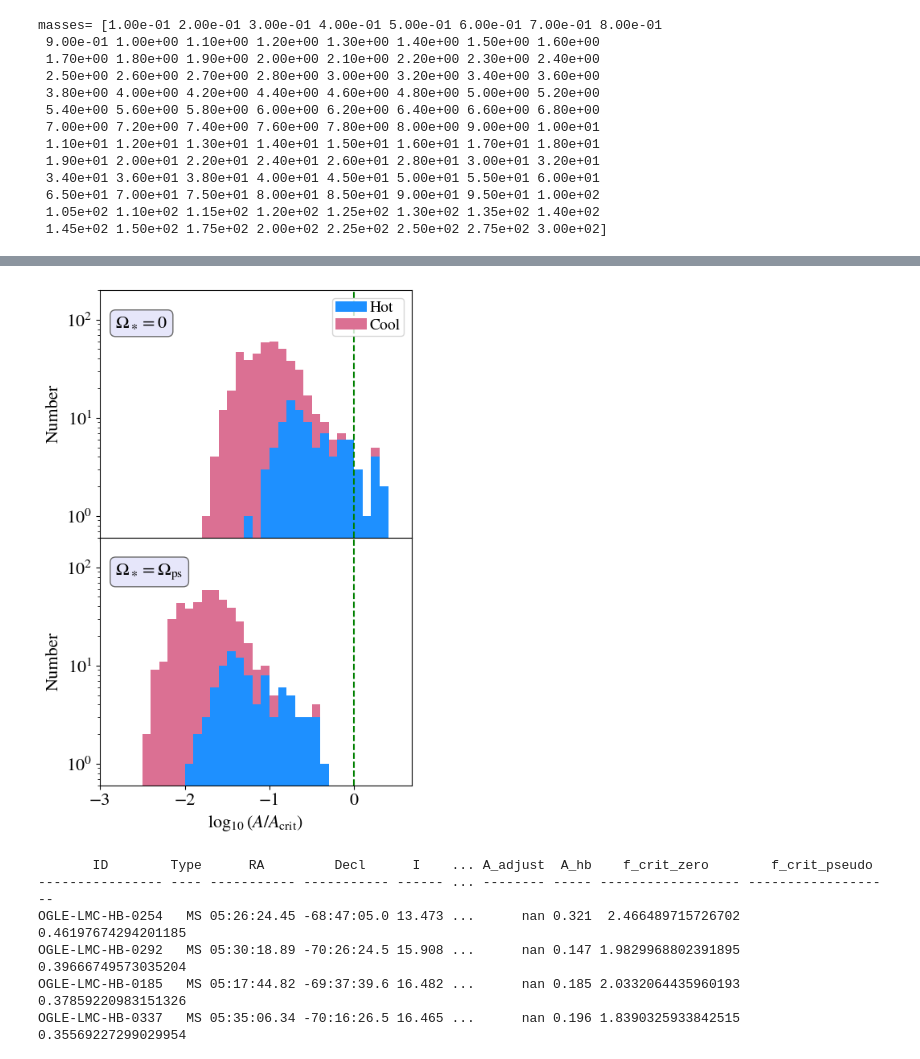
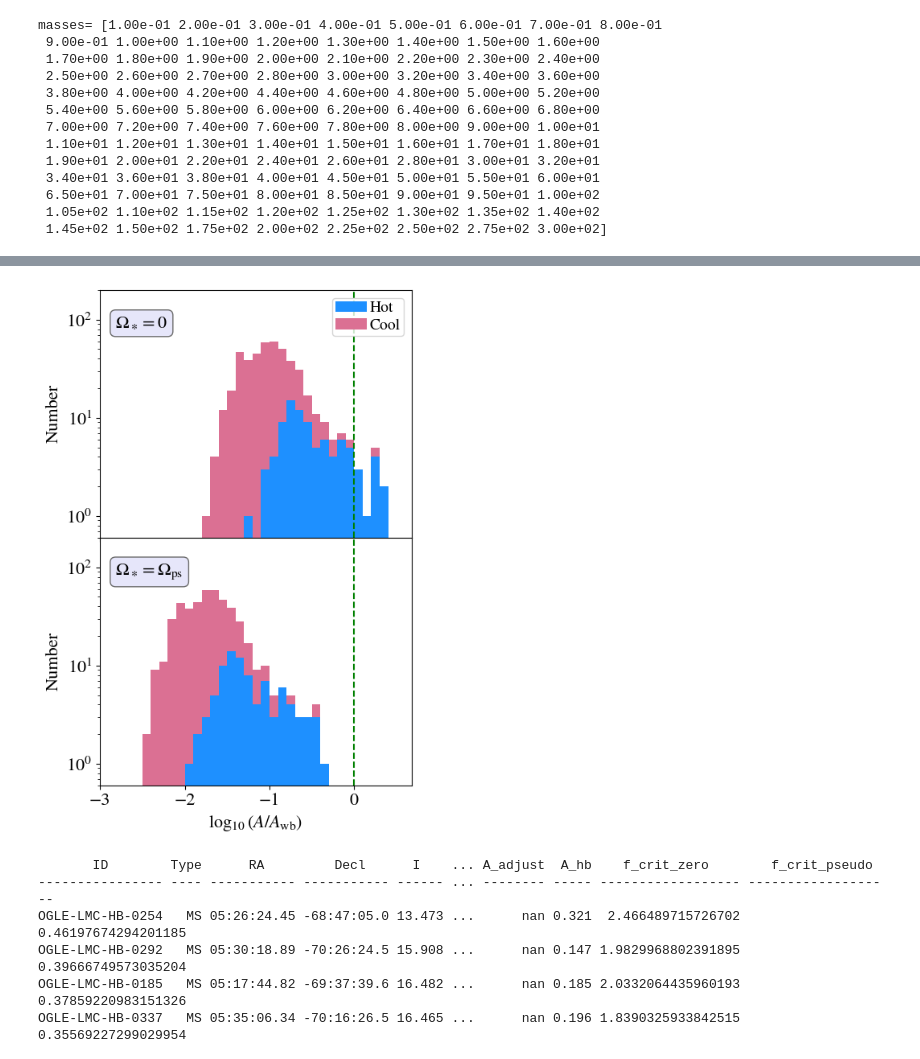
Before and after one commit to morganemacleod/OGLE_HBs, a Jupyter notebook: OGLE-paperfigs.ipynb, the cells around one changed output, grey strips where cells are left out. Saved outputs shown, nothing was run; the diff lists cells and outputs as text; code cells hidden in the pictures.

```diff
--- a/OGLE-paperfigs.ipynb
+++ b/OGLE-paperfigs.ipynb
@@ -619,34 +622,34 @@ plt.savefig("figs/AcritHRD.pdf",bbox_inches='tight',dpi=300)
 # %%
 fig,axs = plt.subplots(2,1,figsize=(5,8),sharex=True)
 
 axs[0].hist( [np.log10(hb[selh]['f_crit_zero']),
               np.log10(hb[selc]['f_crit_zero'])],
          histtype='barstacked',label=['Hot','Cool'],bins=np.linspace(-3,0.5,36) ,color=[HotC,CoolC],rasterized=True)
 axs[0].legend(loc='upper right')
 axs[0].semilogy()
 axs[0].axvline(0,ls='--',color='green')
 axs[0].set_ylim(0.6,2e2)
 axs[0].set_xlim(-3,)
 axs[0].set_ylabel("Number")
 axs[0].annotate(r'$\Omega_\ast =0$',(0.05,0.85),xycoords='axes fraction',
                 bbox=dict(boxstyle="round,pad=0.3", fc="lavender", ec="dimgrey"))
 
 axs[1].hist( [np.log10(hb[selh]['f_crit_pseudo']),
               np.log10(hb[selc]['f_crit_pseudo'])],
          histtype='barstacked',label=['Hot','Cool'],bins=np.linspace(-3,0.5,36) ,color=[HotC,CoolC],rasterized=True)
 axs[1].semilogy()
 axs[1].axvline(0,ls='--',color='green')
 axs[1].set_ylim(0.6,2e2)
 axs[1].set_ylabel("Number")
 axs[1].annotate(r'$\Omega_\ast =\Omega_{\rm ps}$',(0.05,0.85),xycoords='axes fraction',
                 bbox=dict(boxstyle="round,pad=0.3", fc="lavender", ec="dimgrey"))
 
 
-axs[1].set_xlabel(r"$\log_{10}( A / A_{\rm crit} )$")
+axs[1].set_xlabel(r"$\log_{10}( A / A_{\rm wb} )$")
 fig.subplots_adjust(hspace=0)
 plt.savefig("figs/AcritHist.pdf",bbox_inches='tight',dpi=300)
 # %% [output]
-[figure, old version]
+[figure, new version]
 # %%
 hbt = hb[hb['tidal_flag']].copy()
 hbt.sort('f_crit_pseudo')
```
Also changed, not shown: parts of 13 cells of this notebook, 3 other files.
